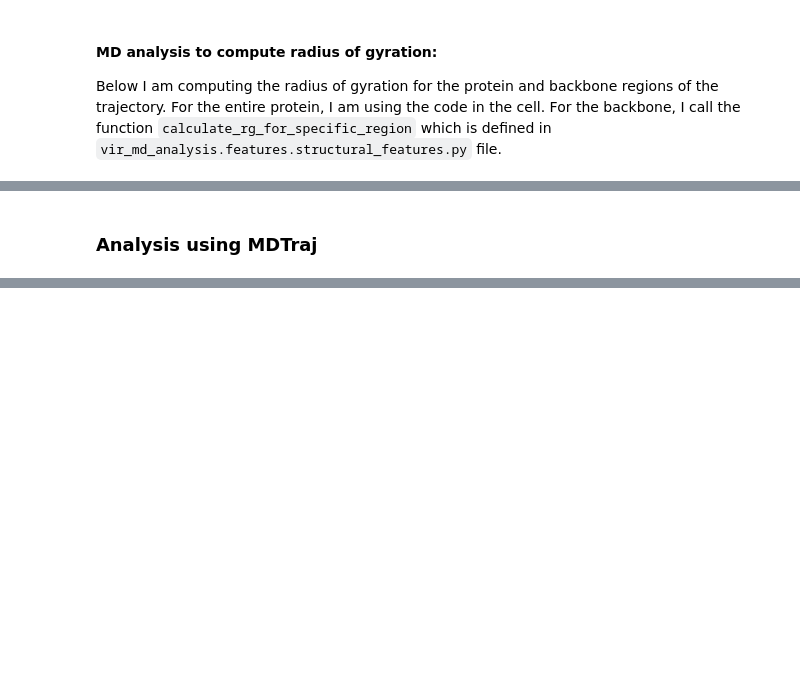
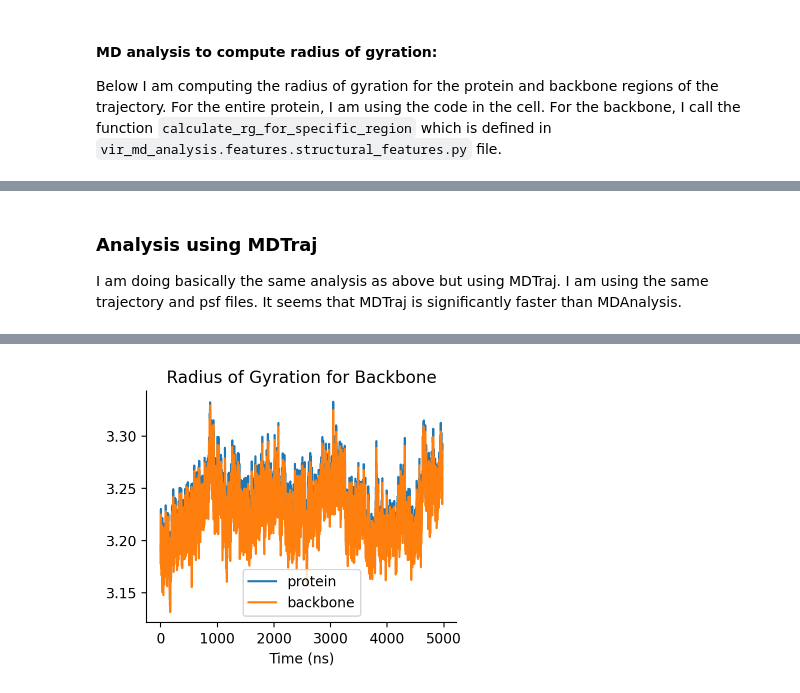
Before and after one commit to ChrisVir/vir_md_analysis, a Jupyter notebook: notebooks/development/1.0-05-16-2025_DevelopingInitialFeatures.ipynb, the cells around one changed output, grey strips where cells are left out. Saved outputs shown, nothing was run; the diff lists cells and outputs as text; code cells hidden in the pictures; blank space fills up the shorter version.

```diff
--- a/notebooks/development/1.0-05-16-2025_DevelopingInitialFeatures.ipynb
+++ b/notebooks/development/1.0-05-16-2025_DevelopingInitialFeatures.ipynb
@@ -101,4 +111,6 @@ Wall time: 4.19 s
 # %% [markdown]
 ### Analysis using MDTraj
+
+I am doing basically the same analysis as above but using MDTraj. I am using the same trajectory and psf files. It seems that MDTraj is significantly faster than MDAnalysis.
 # %%
 traj = md.load_dcd(dcd, top=psf)
@@ -108,0 +117,13 @@ topology = traj.topology
+# %%
+%%time
+rg1_df = compute_rg_on_specific_regions_with_mdtraj(traj, region = 'protein')
+
+
+ax= rg1_df.plot(x='Time (ns)', y= 'Radius of Gyration (A)', label = 'protein',
+               figsize=(4, 3))
+
+rg_backbone_df =compute_rg_on_specific_regions_with_mdtraj(traj, region = 'backbone')
+rg_backbone_df.plot(x='Time (ns)', y= 'Radius of Gyration (A)',
+                    title='Radius of Gyration for Backbone', label = 'backbone', ax= ax)
+sns.despine()
+# %% [output]
@@ -108,0 +132 @@ topology = traj.topology
+[figure, added]
```
Also changed, not shown: parts of 59 cells of this notebook, 1 other file.
